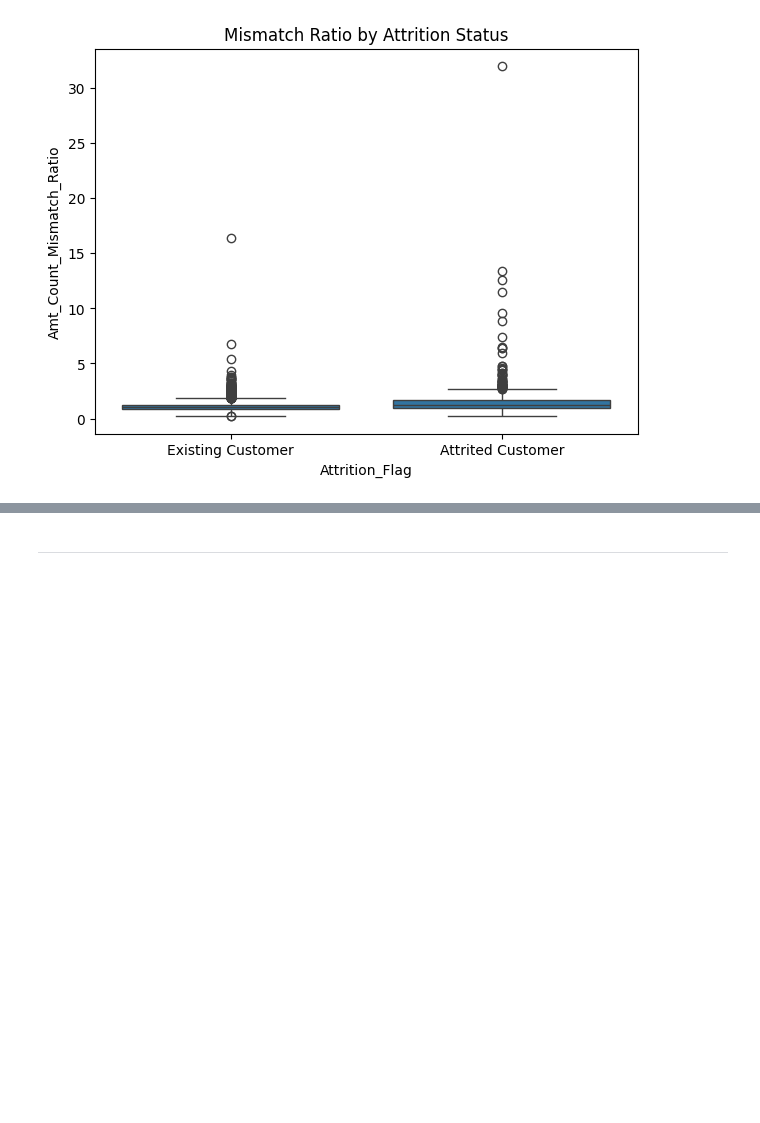
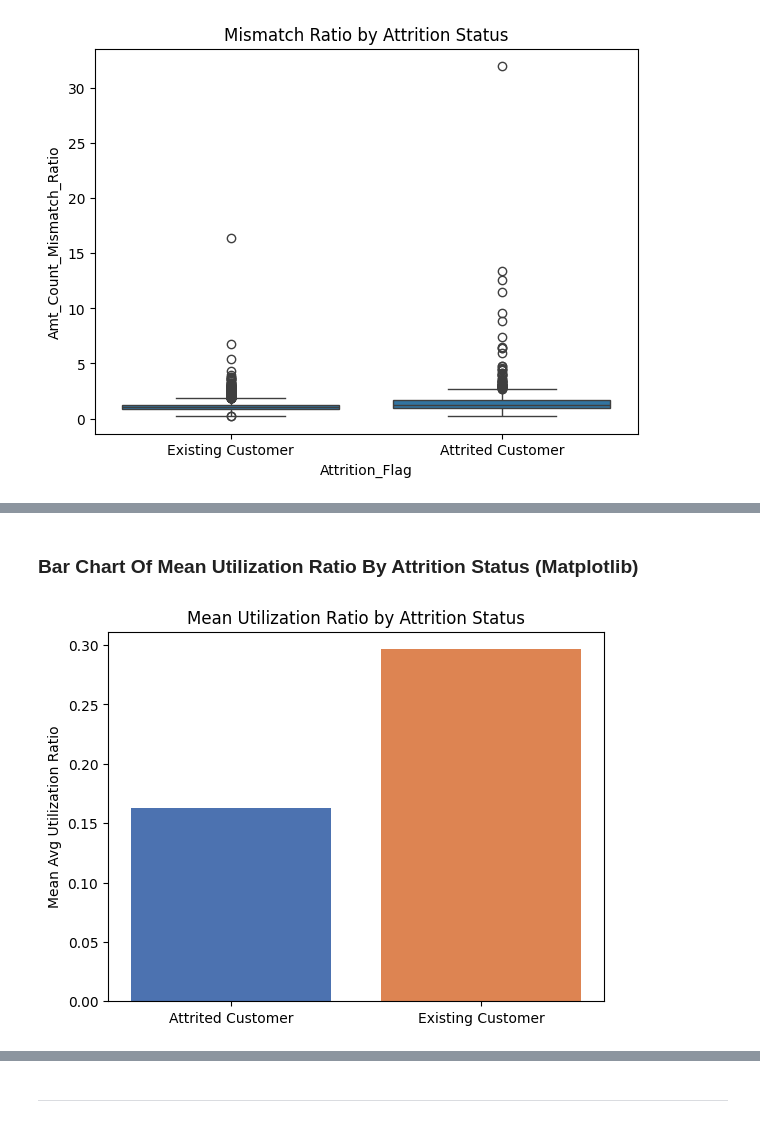
Before and after one commit to Haroon-Code-2026/Credit-Cards-Analysis, a Jupyter notebook: jupyter_notebooks/Data_Visualisation.ipynb, the cells around one changed output, grey strips where cells are left out. Cells and saved outputs as stored; diff of their text form; code cells hidden in the pictures; blank space fills up the shorter version.

Commit message:
hypothesis 4 graphs

```diff
--- a/jupyter_notebooks/Data_Visualisation.ipynb
+++ b/jupyter_notebooks/Data_Visualisation.ipynb
@@ -157,0 +178,10 @@ fig.show()
+# %% [markdown]
+### Bar Chart Of Mean Utilization Ratio By Attrition Status (Matplotlib)
+# %%
+means = df_clean.groupby('Attrition_Flag')['Avg_Utilization_Ratio'].mean()
+plt.bar(means.index, means.values, color=['#4C72B0', '#DD8452'])
+plt.title('Mean Utilization Ratio by Attrition Status')
+plt.ylabel('Mean Avg Utilization Ratio')
+plt.show()
+# %% [output]
+[figure, added]
```
Also changed, not shown: parts of 22 cells of this notebook.
